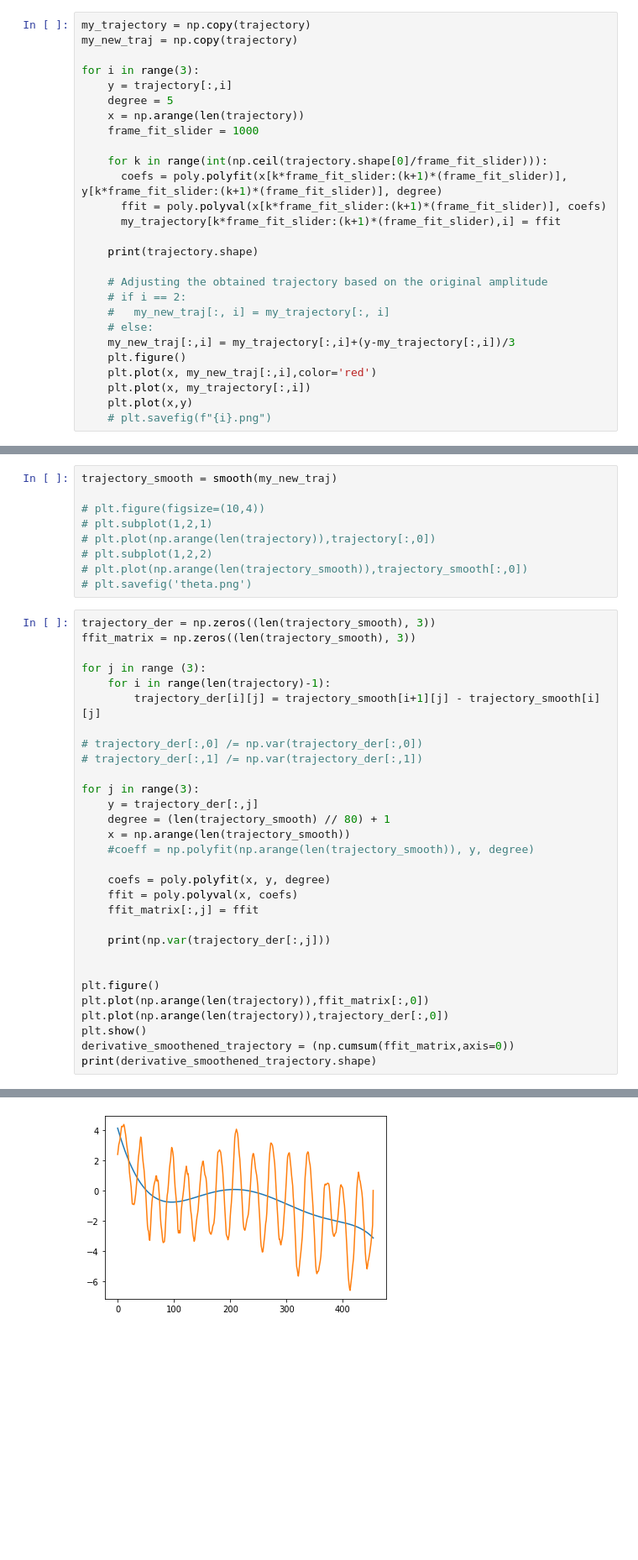
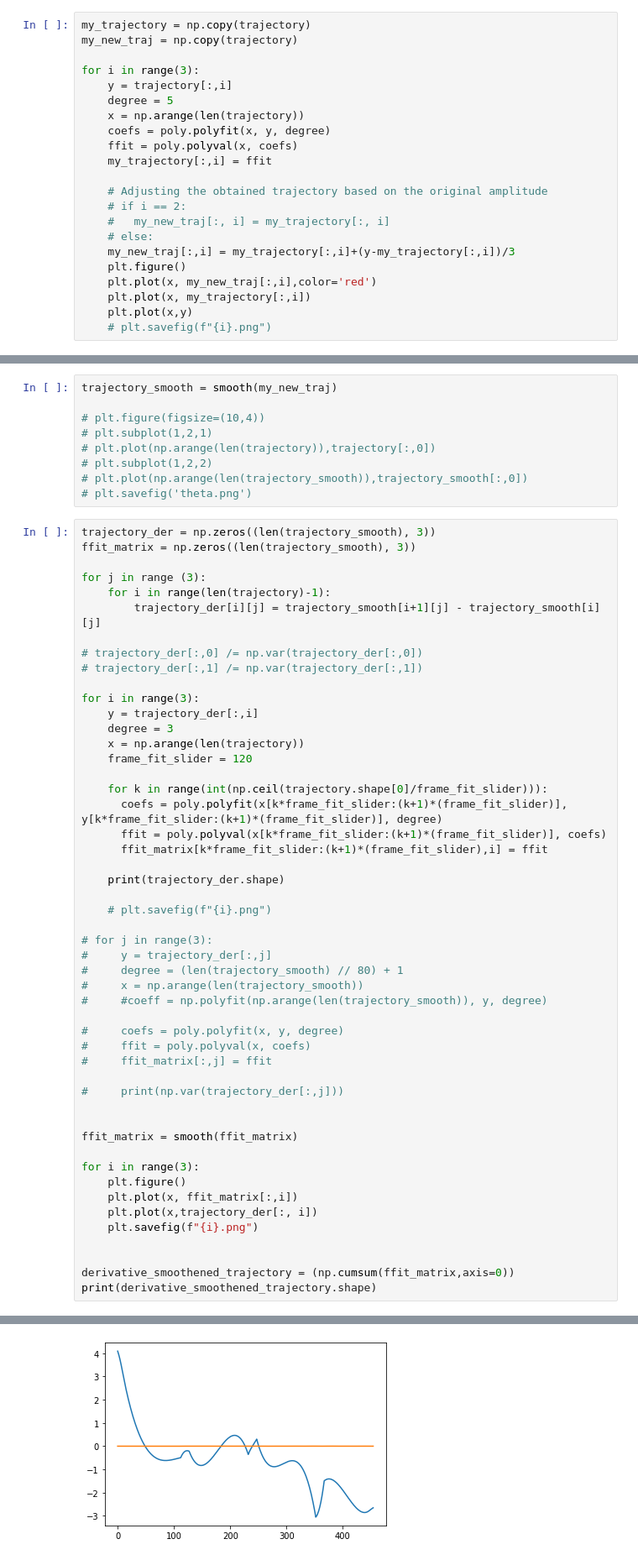
Before and after one commit to angad11121/video-stabilization, a Jupyter notebook: derivative_poly_fit_stabilization.ipynb, the cells around one changed output, grey strips where cells are left out. Shown: that part at 84% size. Cells and saved outputs as stored; diff of their text form; blank space fills up the shorter version.

```diff
--- a/derivative_poly_fit_stabilization.ipynb
+++ b/derivative_poly_fit_stabilization.ipynb
@@ -107,14 +107,9 @@ for i in range(3):
     y = trajectory[:,i]
     degree = 5
     x = np.arange(len(trajectory))
-    frame_fit_slider = 1000
-
-    for k in range(int(np.ceil(trajectory.shape[0]/frame_fit_slider))):
-      coefs = poly.polyfit(x[k*frame_fit_slider:(k+1)*(frame_fit_slider)], y[k*frame_fit_slider:(k+1)*(frame_fit_slider)], degree)
-      ffit = poly.polyval(x[k*frame_fit_slider:(k+1)*(frame_fit_slider)], coefs)
-      my_trajectory[k*frame_fit_slider:(k+1)*(frame_fit_slider),i] = ffit
-
-    print(trajectory.shape)
+    coefs = poly.polyfit(x, y, degree)
+    ffit = poly.polyval(x, coefs)
+    my_trajectory[:,i] = ffit
 
     # Adjusting the obtained trajectory based on the original amplitude
     # if i == 2:
@@ -153,23 +145,43 @@ for j in range (3):
 # trajectory_der[:,0] /= np.var(trajectory_der[:,0])
 # trajectory_der[:,1] /= np.var(trajectory_der[:,1])
 
-for j in range(3):
-    y = trajectory_der[:,j]
-    degree = (len(trajectory_smooth) // 80) + 1
-    x = np.arange(len(trajectory_smooth))
-    #coeff = np.polyfit(np.arange(len(trajectory_smooth)), y, degree)
+for i in range(3):
+    y = trajectory_der[:,i]
+    degree = 3
+    x = np.arange(len(trajectory))
+    frame_fit_slider = 120
 
-    coefs = poly.polyfit(x, y, degree)
-    ffit = poly.polyval(x, coefs)
-    ffit_matrix[:,j] = ffit
+    for k in range(int(np.ceil(trajectory.shape[0]/frame_fit_slider))):
+      coefs = poly.polyfit(x[k*frame_fit_slider:(k+1)*(frame_fit_slider)], y[k*frame_fit_slider:(k+1)*(frame_fit_slider)], degree)
+      ffit = poly.polyval(x[k*frame_fit_slider:(k+1)*(frame_fit_slider)], coefs)
+      ffit_matrix[k*frame_fit_slider:(k+1)*(frame_fit_slider),i] = ffit
 
-    print(np.var(trajectory_der[:,j]))
+    print(trajectory_der.shape)
+
+    # plt.savefig(f"{i}.png")
+
+# for j in range(3):
+#     y = trajectory_der[:,j]
+#     degree = (len(trajectory_smooth) // 80) + 1
+#     x = np.arange(len(trajectory_smooth))
+#     #coeff = np.polyfit(np.arange(len(trajectory_smooth)), y, degree)
+
+#     coefs = poly.polyfit(x, y, degree)
+#     ffit = poly.polyval(x, coefs)
+#     ffit_matrix[:,j] = ffit
+
+#     print(np.var(trajectory_der[:,j]))
 
 
-plt.figure()
-plt.plot(np.arange(len(trajectory)),ffit_matrix[:,0])
-plt.plot(np.arange(len(trajectory)),trajectory_der[:,0])
-plt.show()
+ffit_matrix = smooth(ffit_matrix)
+
+for i in range(3):
+    plt.figure()
+    plt.plot(x, ffit_matrix[:,i])
+    plt.plot(x,trajectory_der[:, i])
+    plt.savefig(f"{i}.png")
+
+
 derivative_smoothened_trajectory = (np.cumsum(ffit_matrix,axis=0))
 print(derivative_smoothened_trajectory.shape)
 # %% [output]
@@ -179 +192 @@ print(derivative_smoothened_trajectory.shape)
-[figure, old version]
+[figure, new version]
```
Also changed, not shown: parts of 2 cells of this notebook, 1 other file.
